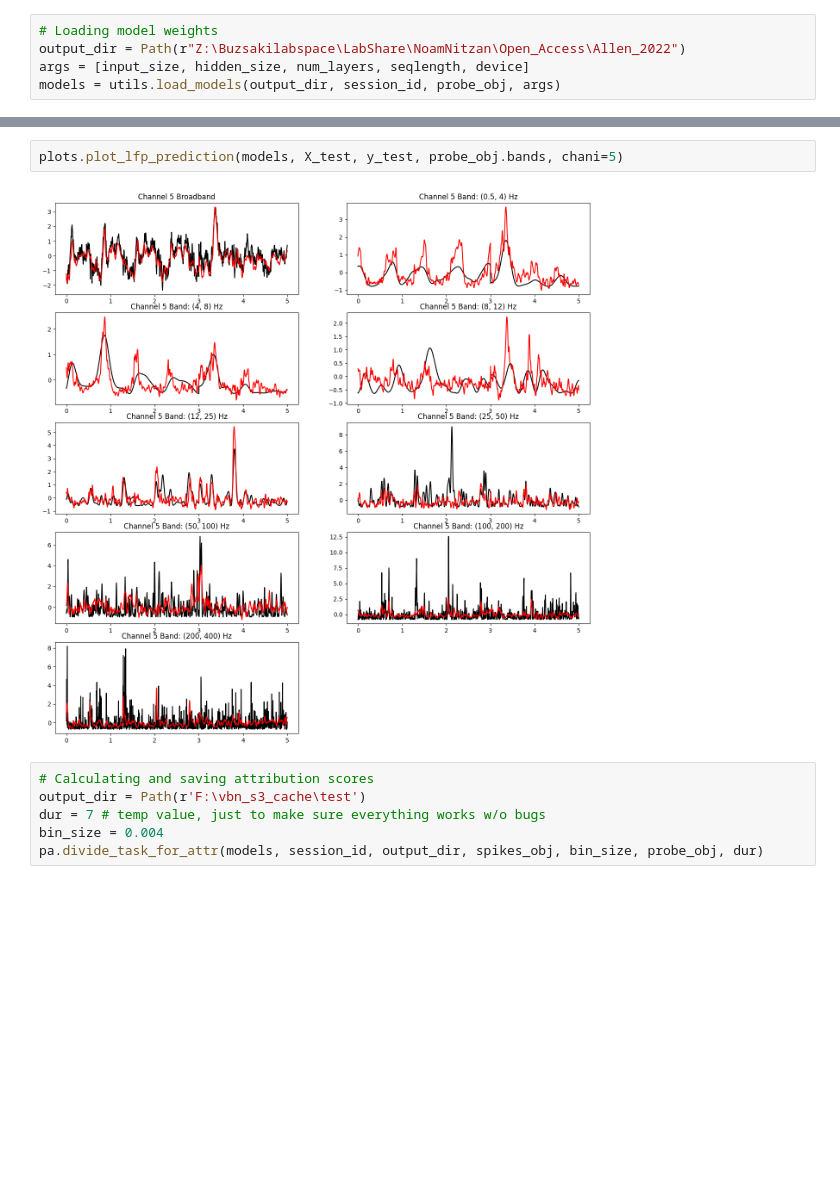
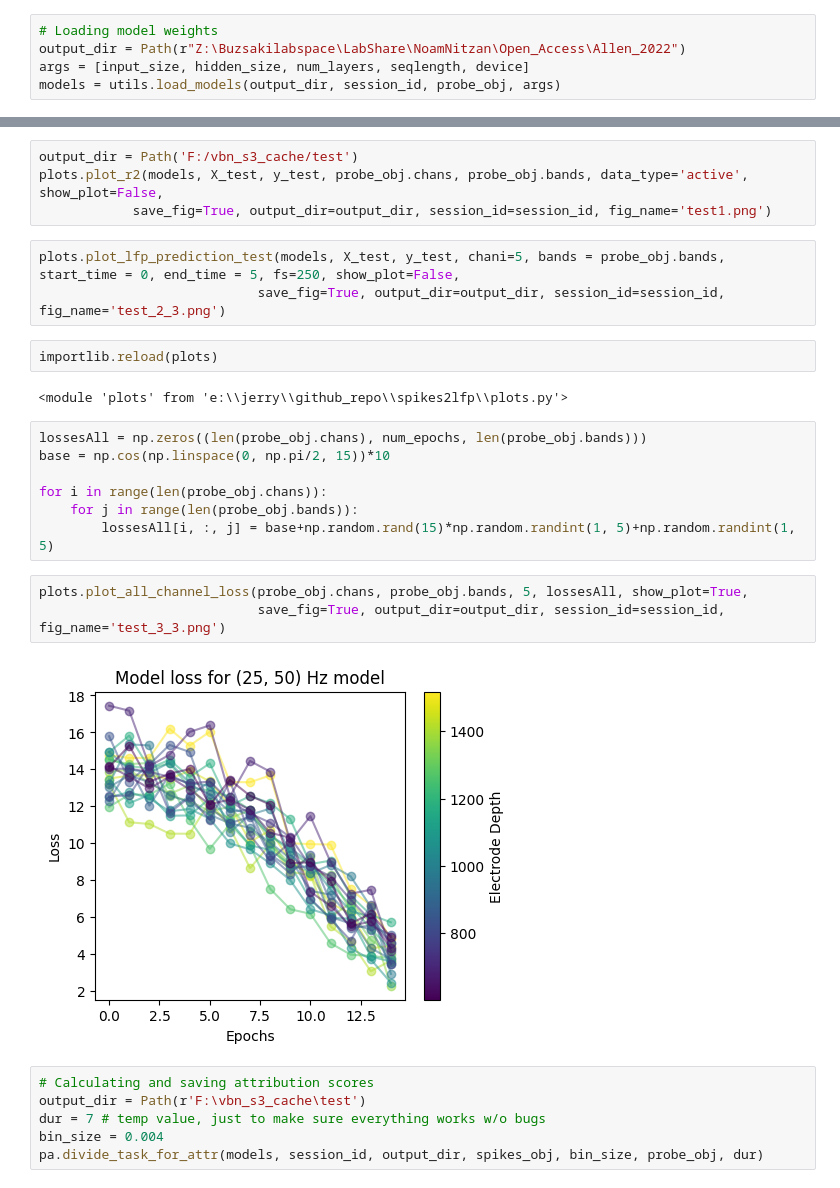
Before and after one commit to nnitzan01/spikes2lfp, a Jupyter notebook: start_notebook.ipynb, the cells around one changed output, grey strips where cells are left out. Drawn from its saved outputs; the diff is of its cells as text; blank space fills up the shorter version.

Commit message:
updated process_probe and preprocess_data

```diff
--- a/start_notebook.ipynb
+++ b/start_notebook.ipynb
@@ -63,7 +56,26 @@ plots.plot_test_loss(models, X_test, y_test, probe_obj)
-# %%
-plots.plot_lfp_prediction(models, X_test, y_test, probe_obj.bands, chani=5)
-# %% [output]
-[figure, removed]
+# %%
+output_dir = Path('F:/vbn_s3_cache/test')
+plots.plot_r2(models, X_test, y_test, probe_obj.chans, probe_obj.bands, data_type='active', show_plot=False,
+            save_fig=True, output_dir=output_dir, session_id=session_id, fig_name='test1.png')
+# %%
+plots.plot_lfp_prediction_test(models, X_test, y_test, chani=5, bands = probe_obj.bands, start_time = 0, end_time = 5, fs=250, show_plot=False,
+                            save_fig=True, output_dir=output_dir, session_id=session_id, fig_name='test_2_3.png')
+# %%
+importlib.reload(plots)
+# %% [output]
+<module 'plots' from 'e:\\jerry\\github_repo\\spikes2lfp\\plots.py'>
+# %%
+lossesAll = np.zeros((len(probe_obj.chans), num_epochs, len(probe_obj.bands)))
+base = np.cos(np.linspace(0, np.pi/2, 15))*10
+
+for i in range(len(probe_obj.chans)):
+    for j in range(len(probe_obj.bands)):
+        lossesAll[i, :, j] = base+np.random.rand(15)*np.random.randint(1, 5)+np.random.randint(1, 5)
+# %%
+plots.plot_all_channel_loss(probe_obj.chans, probe_obj.bands, 5, lossesAll, show_plot=True,
+                            save_fig=True, output_dir=output_dir, session_id=session_id, fig_name='test_3_3.png')
+# %% [output]
+[figure, added]
 # %%
 # Calculating and saving attribution scores
 output_dir = Path(r'F:\vbn_s3_cache\test')
```
Also changed, not shown: parts of 11 cells of this notebook, 4 other files.
